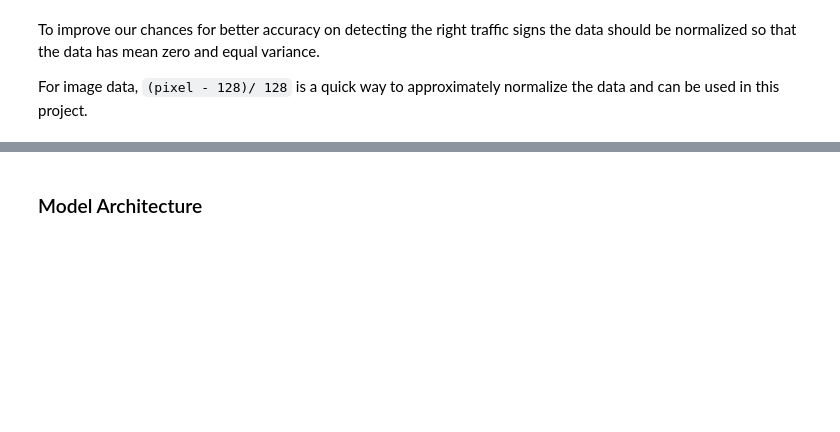
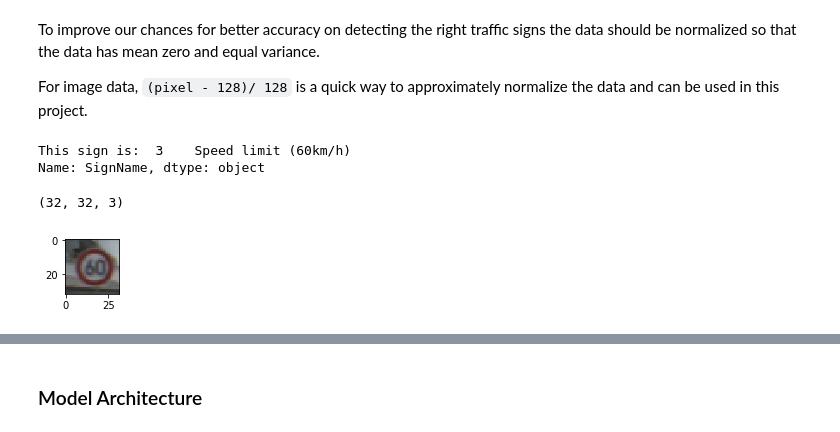
Before and after one commit to devindatt/CNN-Trafficsign-Classifier, a Jupyter notebook: Traffic_Sign_Classifier-Final.ipynb, the cells around one changed output, grey strips where cells are left out. Drawn from its saved outputs; the diff is of its cells as text; code cells hidden in the pictures; blank space fills up the shorter version.

```diff
--- a/Traffic_Sign_Classifier-Final.ipynb
+++ b/Traffic_Sign_Classifier-Final.ipynb
@@ -203,0 +199,13 @@ X_train_norm = (X_train_greyscale - 128)/128
+# %%
+index = random.randint(0, len(X_train))
+image = X_train[index].squeeze()
+
+print('This sign is: ',labels_pd['SignName'].loc[labels_pd['ClassId'] == y_train[index]])
+plt.figure(figsize=(1,1))
+plt.imshow(image);
+image.shape
+# %% [output]
+This sign is:  3    Speed limit (60km/h)
+Name: SignName, dtype: object
+(32, 32, 3)
+[figure, added]
```
Also changed, not shown: parts of 22 cells of this notebook, 1 other file.
